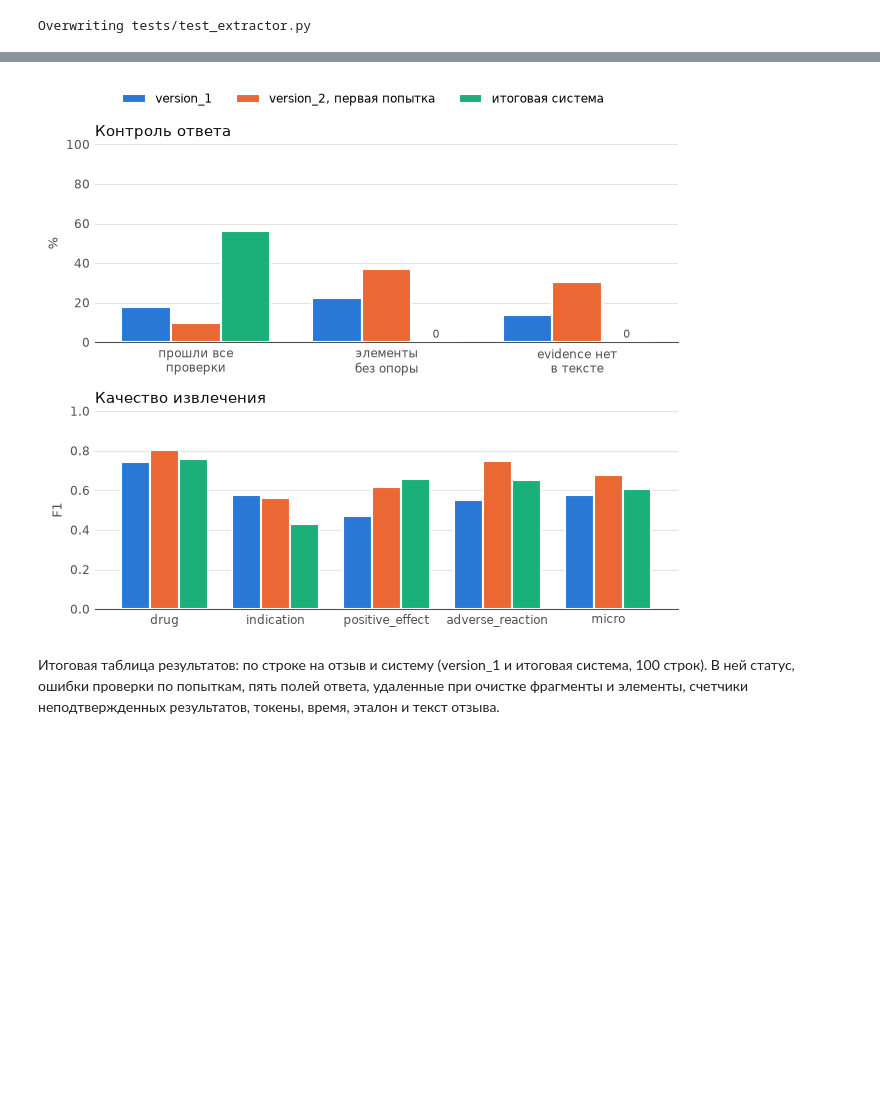
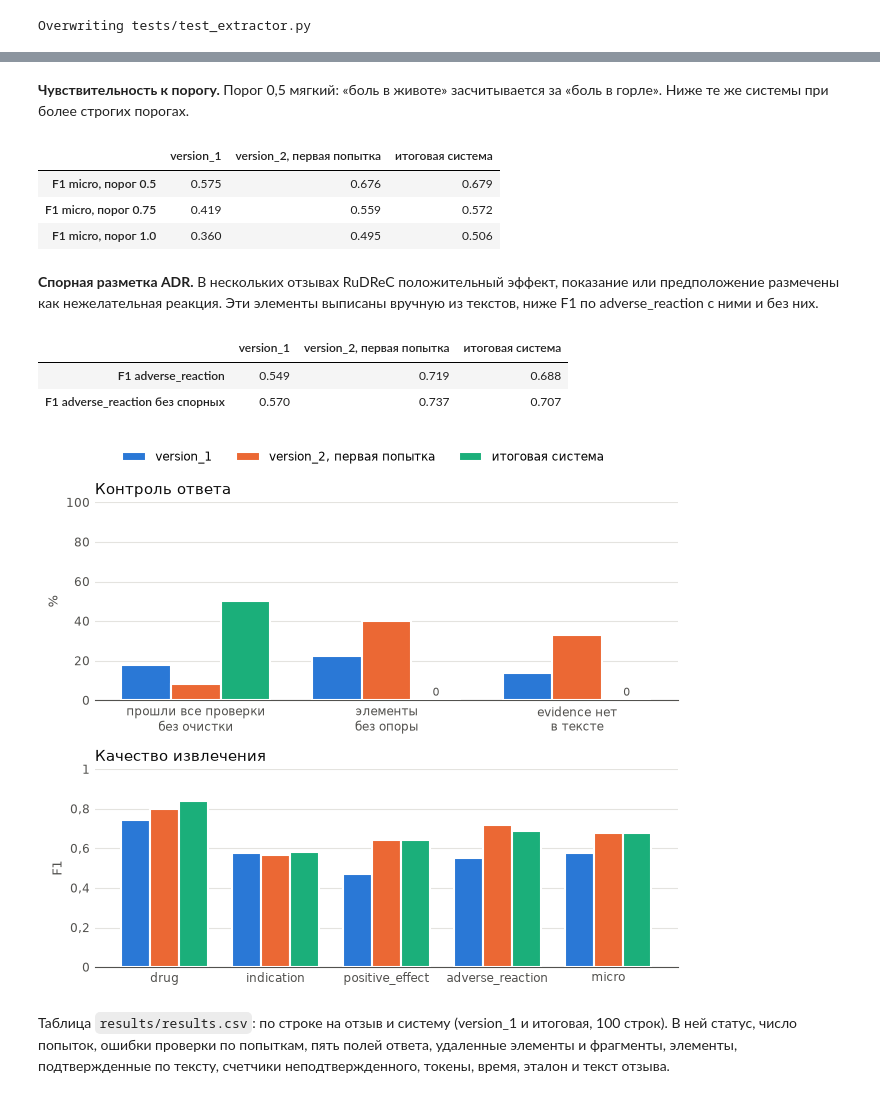
Before and after one commit to Toneryy/aot-2026, a Jupyter notebook: Daniil_Meshcheryakov/lab4/lab4.ipynb, the cells around one changed output, grey strips where cells are left out. Cells and saved outputs as stored; diff of their text form; code cells hidden in the pictures; blank space fills up the shorter version.

Commit message:
Четвертая лр: исправления после проверки

```diff
--- a/Daniil_Meshcheryakov/lab4/lab4.ipynb
+++ b/Daniil_Meshcheryakov/lab4/lab4.ipynb
@@ -856,0 +1066,8 @@ Counter({'fixed_by_retry': 23, 'cleaned': 22, 'valid': 5})
+# %%
+text_by_id = dict(zip(data["id"], data["text"]))
+for r in raw_final:
+    checks = [check_response(a["raw"], text_by_id[r["id"]]) for a in r["attempts"]]
+    assert [c.errors for c in checks] == [a["errors"] for a in r["attempts"]], r["id"]
+    replay = finalize(checks, text_by_id[r["id"]])
+    assert replay["status"] == r["status"] and replay["result"] == r["result"], r["id"]
+print("ошибки проверки, статусы и итоговые ответы совпадают с пересчетом для всех", len(raw_final), "отзывов")
@@ -887,7 +1106,7 @@ def answer_fields(raw):
 
 
 def schema_ok(raw):
-    value = loose_json(raw)
+    value, _ = parse_json(raw)
     try:
         Extraction.model_validate(value)
         return True
@@ -934,11 +1153,11 @@ for rows in systems.values():
         row.update(audit(row["pred"], texts[row["id"]]))
 
 
-def match(pred, gold):
+def match(pred, gold, threshold=THRESHOLD):
     pairs = sorted(((similarity(p, g), i, j) for i, p in enumerate(pred) for j, g in enumerate(gold)), reverse=True)
     used_p, used_g = set(), set()
     for score, i, j in pairs:
-        if score < THRESHOLD:
+        if score < threshold:
             break
         if i not in used_p and j not in used_g:
             used_p.add(i)
@@ -952,16 +1171,17 @@ def prf(tp, n_pred, n_gold):
     return p, r, (2 * p * r / (p + r) if p + r else 0.0)
 
 
-def quality(rows):
+def quality(rows, threshold=THRESHOLD, gold=None):
+    gold = gold or gold_by_id
     counts = {f: [0, 0, 0] for f in FIELDS}
     for row in rows:
         for f in FIELDS:
-            used_p, _ = match(row["pred"][f], gold_by_id[row["id"]][f])
+            used_p, _ = match(row["pred"][f], gold[row["id"]][f], threshold)
             counts[f][0] += len(used_p)
             counts[f][1] += len(row["pred"][f])
-            counts[f][2] += len(gold_by_id[row["id"]][f])
+            counts[f][2] += len(gold[row["id"]][f])
     total = [sum(c[k] for c in counts.values()) for k in range(3)]
-    return {"micro": prf(*total), **{f: prf(*c) for f, c in counts.items()}}
+    return {"micro": prf(*total), "tp": total[0], **{f: prf(*c) for f, c in counts.items()}}
 
 
 def share(rows, key):
@@ -980,7 +1200,6 @@ for name, rows in systems.items():
     q = qualities[name]
     table[name] = {
         "Ответ целиком разбирается как JSON": share(rows, "json_strict"),
-        "JSON после снятия обертки": share(rows, "json_loose"),
         "Проходит схему Pydantic": share(rows, "schema"),
         "Проходит все проверки без очистки": share(rows, "all_checks"),
         "Фрагменты evidence, которых нет в тексте": count_of(rows, "bad_evidence", "evidence"),
@@ -996,6 +1215,7 @@ for name, rows in systems.items():
     }
 metrics = pd.DataFrame(table)
 metrics.to_csv(RESULTS / "metrics.csv", encoding="utf-8")
-print("статусы итоговой системы:", dict(statuses))
+print("статусы итоговой системы:", dict(statuses), "| повторов:", sum(r["attempts"] > 1 for r in systems["итоговая система"]),
+      "| вызовов модели:", sum(r["attempts"] for r in systems["итоговая система"]))
 metrics
 # %% [output]
@@ -1024,20 +1326,14 @@ def rejecting(rows):
     return [{**r, "pred": {f: [] for f in ALL_FIELDS}} if r["status"] == "cleaned" else r for r in rows]
 
 
-first_run = [json.loads(line) for line in
-             (RESULTS / "first_run" / "raw_final.jsonl").read_text(encoding="utf-8").splitlines()]
 summary = []
-for name, raw_rows in (("первый прогон", first_run), ("итоговый прогон", raw_final)):
+for name, raw_rows in dev_runs.items():
     rows = final_system(raw_rows)
     q = quality(rows)
-    removed = [(r["id"], f, x) for r in raw_rows for f, x in r["removed_items"]]
     summary.append({
         "прогон": name, **{s: sum(r["status"] == s for r in raw_rows) for s in ("valid", "fixed_by_retry", "cleaned", "rejected")},
         "P": round(q["micro"][0], 3), "R": round(q["micro"][1], 3), "F1": round(q["micro"][2], 3),
-        "F1 при отказе вместо очистки": round(quality(rejecting(rows))["micro"][2], 3),
-        "удалено элементов": len(removed),
-        "из них верных": sum(any(similarity(x, g) >= THRESHOLD for g in gold_by_id[rid][f]) for rid, f, x in removed),
-        "удалено evidence": sum(len(r["removed_evidence"]) for r in raw_rows),
+        "F1 при отказе": round(quality(rejecting(rows))["micro"][2], 3),
     })
 runs = pd.DataFrame(summary).set_index("прогон")
 runs.to_csv(RESULTS / "runs.csv", encoding="utf-8")
@@ -1050,6 +1347,38 @@ runs
+# %% [markdown]
+**Чувствительность к порогу.** Порог 0,5 мягкий: «боль в животе» засчитывается за «боль в горле». Ниже те же системы при более строгих порогах.
+# %%
+thresholds = pd.DataFrame({name: {f"F1 micro, порог {t}": round(quality(rows, t)["micro"][2], 3) for t in (0.5, 0.75, 1.0)}
+                           for name, rows in systems.items()})
+thresholds
+# %% [output]
+|  | version_1 | version_2, первая попытка | итоговая система |
+| F1 micro, порог 0.5 | 0.575 | 0.676 | 0.679 |
+| F1 micro, порог 0.75 | 0.419 | 0.559 | 0.572 |
+| F1 micro, порог 1.0 | 0.360 | 0.495 | 0.506 |
+# %% [markdown]
+**Спорная разметка ADR.** В нескольких отзывах RuDReC положительный эффект, показание или предположение размечены как нежелательная реакция. Эти элементы выписаны вручную из текстов, ниже F1 по adverse_reaction с ними и без них.
+# %%
+DISPUTED_ADR = {"940903": ["Успокаивает"], "893416": ["расслабляет", "засыпаешь"], "2538754": ["спокойней"],
+                "893239": ["нос пробило", "аллергия"], "2685800": ["боль в сердце"]}
+gold_clean = {rid: {f: [x for x in items if not (f == "adverse_reaction" and x in DISPUTED_ADR.get(rid, []))]
+                    for f, items in fields.items()} for rid, fields in gold_by_id.items()}
+assert sum(map(len, DISPUTED_ADR.values())) == sum(len(gold_by_id[r]["adverse_reaction"]) - len(gold_clean[r]["adverse_reaction"])
+                                                    for r in gold_by_id)
+pd.DataFrame({name: {"F1 adverse_reaction": round(quality(rows)["adverse_reaction"][2], 3),
+                     "F1 adverse_reaction без спорных": round(quality(rows, gold=gold_clean)["adverse_reaction"][2], 3)}
+              for name, rows in systems.items()})
+# %% [output]
+|  | version_1 | version_2, первая попытка | итоговая система |
+| F1 adverse_reaction | 0.549 | 0.719 | 0.688 |
+| F1 adverse_reaction без спорных | 0.570 | 0.737 | 0.707 |
 # %%
 COLORS = {"version_1": "#2a78d6", "version_2, первая попытка": "#eb6834", "итоговая система": "#1baf7a"}
 INK, MUTED, GRID, SURFACE = "#0b0b0b", "#52514e", "#e4e3df", "#ffffff"
+plt.rcParams["axes.formatter.use_locale"] = False
+
+
+def comma(value, _):
+    return f"{value:g}".replace(".", ",")
 
 
 def bars(ax, groups, values, ylabel, ymax):
@@ -1059,37 +1388,38 @@ def bars(ax, groups, values, ylabel, ymax):
         ax.bar(xs, vals, width, color=COLORS[name], edgecolor=SURFACE, linewidth=1.5, label=name, zorder=3)
         for x, v in zip(xs, vals):
             if v == 0:
                 ax.text(x, ymax * 0.01, "0", ha="center", va="bottom", color=MUTED, fontsize=8)
     ax.set_xticks(range(len(groups)), groups, color=INK, fontsize=8.5)
     ax.set_ylim(0, ymax)
+    ax.yaxis.set_major_formatter(comma)
     ax.set_ylabel(ylabel, color=MUTED, fontsize=9)
     ax.grid(axis="y", color=GRID, linewidth=0.8, zorder=0)
     ax.tick_params(colors=MUTED, length=0, labelsize=8.5)
     for side in ("top", "right", "left"):
         ax.spines[side].set_visible(False)
     ax.spines["bottom"].set_color(MUTED)
 
 
 control = {name: [100 * sum(r["all_checks"] for r in rows) / len(rows),
                   100 * sum(r["unsupported"] for r in rows) / max(1, sum(r["items"] for r in rows)),
                   100 * sum(r["bad_evidence"] for r in rows) / max(1, sum(r["evidence"] for r in rows))]
            for name, rows in systems.items()}
 f1 = {name: [qualities[name][f][2] for f in FIELDS] + [qualities[name]["micro"][2]] for name in systems}
 
 fig, axes = plt.subplots(2, 1, figsize=(6.6, 5.6))
-bars(axes[0], ["прошли все\nпроверки", "элементы\nбез опоры", "evidence нет\nв тексте"], control, "%", 100)
+bars(axes[0], ["прошли все проверки\nбез очистки", "элементы\nбез опоры", "evidence нет\nв тексте"], control, "%", 100)
 axes[0].set_title("Контроль ответа", color=INK, loc="left", fontsize=10.5)
 bars(axes[1], ["drug", "indication", "positive_effect", "adverse_reaction", "micro"], f1, "F1", 1)
 axes[1].set_title("Качество извлечения", color=INK, loc="left", fontsize=10.5)
 handles, labels = axes[0].get_legend_handles_labels()
 fig.legend(handles, labels, loc="upper center", ncol=3, frameon=False, fontsize=8.5, bbox_to_anchor=(0.5, 1.0))
 fig.tight_layout(rect=(0, 0, 1, 0.95))
 fig.savefig(RESULTS / "chart.png", dpi=200, facecolor=SURFACE)
 plt.show()
 # %% [output]
-[figure, old version]
+[figure, new version]
 # %% [markdown]
-Итоговая таблица результатов: по строке на отзыв и систему (version_1 и итоговая система, 100 строк). В ней статус, ошибки проверки по попыткам, пять полей ответа, удаленные при очистке фрагменты и элементы, счетчики неподтвержденных результатов, токены, время, эталон и текст отзыва.
+Таблица `results/results.csv`: по строке на отзыв и систему (version_1 и итоговая, 100 строк). В ней статус, число попыток, ошибки проверки по попыткам, пять полей ответа, удаленные элементы и фрагменты, элементы, подтвержденные по тексту, счетчики неподтвержденного, токены, время, эталон и текст отзыва.
 # %%
 def joined(values):
     return SEP.join(values)
```
Also changed, not shown: parts of 39 cells of this notebook, 18 other files.
